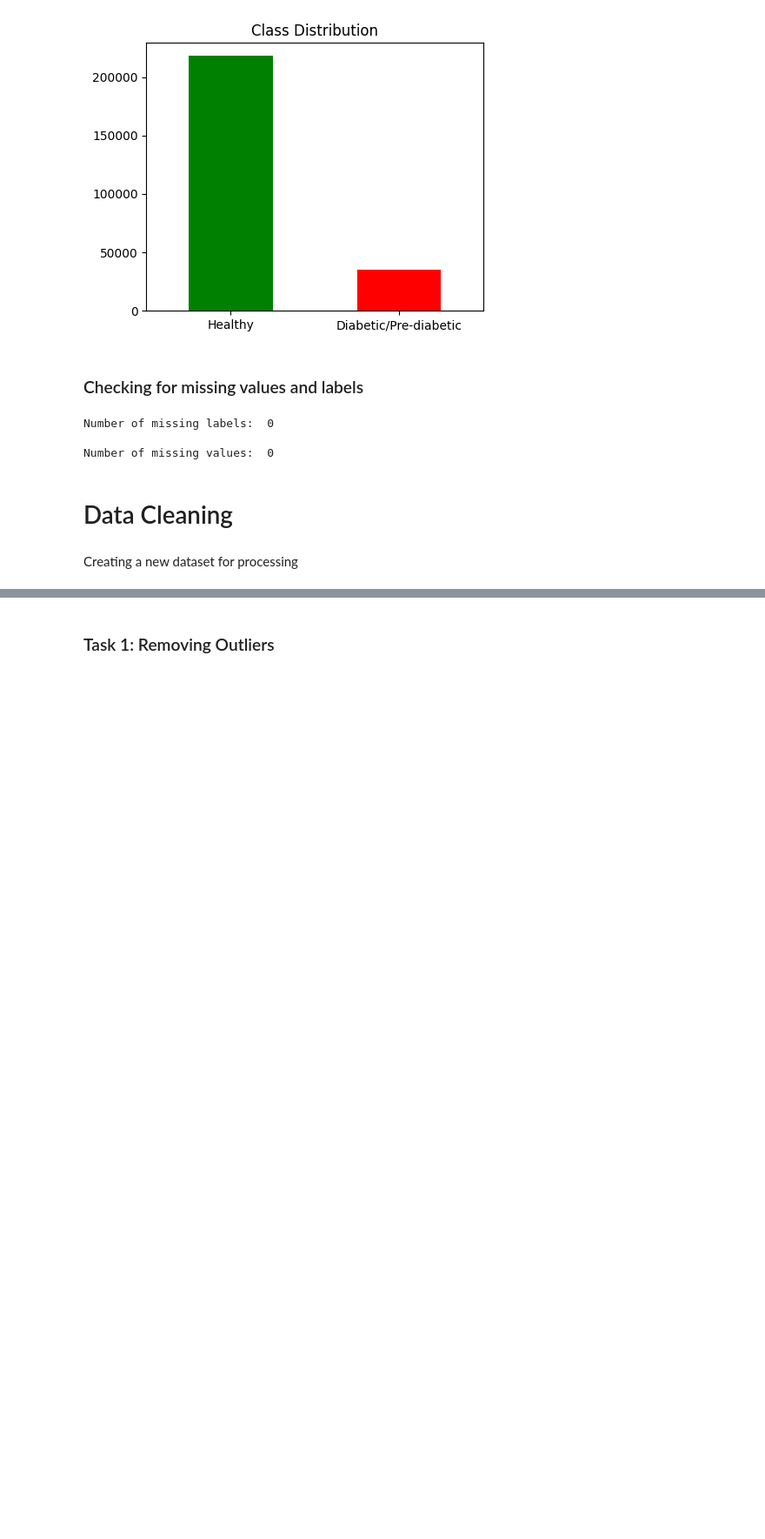
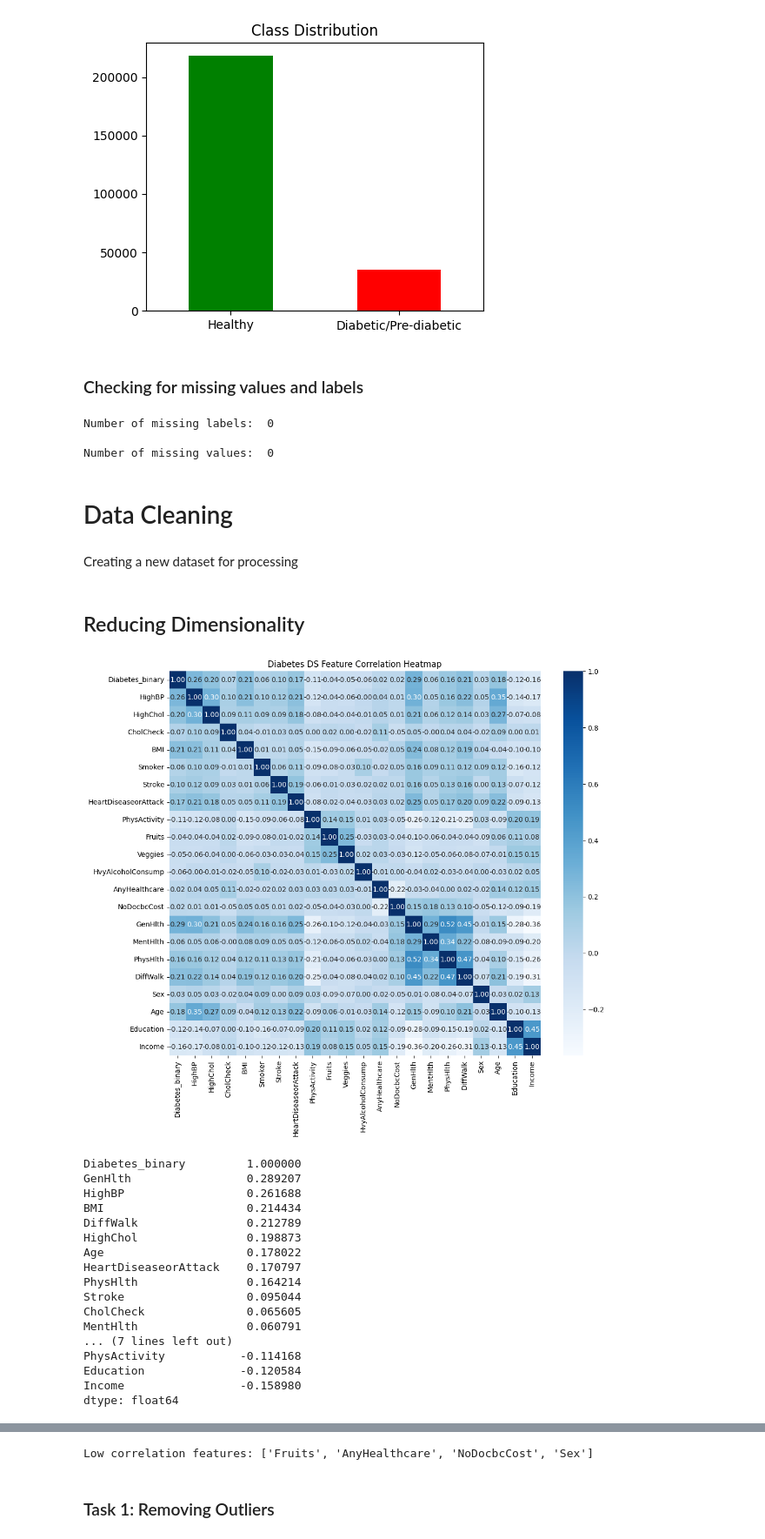
Before and after one commit to einavrobyncohen/ML-92, a Jupyter notebook: data_preprocessing.ipynb, the cells around one changed output, grey strips where cells are left out. Shown at 87% size. Saved outputs shown, nothing was run; the diff lists cells and outputs as text; code cells hidden in the pictures; blank space fills up the shorter version.

Commit message:
correlation features-classes

```diff
--- a/data_preprocessing.ipynb
+++ b/data_preprocessing.ipynb
@@ -75,3 +75,43 @@ diabetes_binary_ds_copy = diabetes_binary_ds.copy()
 diabetes_binary_ds_copy.to_csv('processed_diabetes_binary.csv', index=False)
 
 diabetes_processed = pd.read_csv('processed_diabetes_binary.csv')
+# %% [markdown]
+<h2>Reducing Dimensionality</h2>
+# %%
+corr_matrix = diabetes_processed.corr()
+plt.figure(figsize=(12,10))
+sns.heatmap(corr_matrix, annot=True, fmt=".2f", cmap="Blues")
+plt.title("Diabetes DS Feature Correlation Heatmap")
+plt.show()
+
+corr_target = diabetes_processed.corrwith(diabetes_processed['Diabetes_binary']).sort_values(ascending=False)
+print(corr_target)
+
+plt.figure(figsize=(10,6))
+corr_target.drop('Diabetes_binary').plot(kind='bar', color='deepskyblue')
+plt.title('Correlation of Features with Target Classes')
+plt.grid(True)
+plt.show()
+
+# Identify low correlation features with the target
+low_corr_features = corr_matrix['Diabetes_binary'][abs(corr_matrix['Diabetes_binary']) < 0.05].index.tolist()
+print(f"Low correlation features: {low_corr_features}")
+# %% [output]
+[figure, added]
+Diabetes_binary         1.000000
+GenHlth                 0.289207
+HighBP                  0.261688
+BMI                     0.214434
+DiffWalk                0.212789
+HighChol                0.198873
+Age                     0.178022
+HeartDiseaseorAttack    0.170797
+PhysHlth                0.164214
+Stroke                  0.095044
+CholCheck               0.065605
+MentHlth                0.060791
+... (7 lines left out)
+PhysActivity           -0.114168
+Education              -0.120584
+Income                 -0.158980
+dtype: float64
@@ -78,3 +119,4 @@ diabetes_processed = pd.read_csv('processed_diabetes_binary.csv')
+Low correlation features: ['Fruits', 'AnyHealthcare', 'NoDocbcCost', 'Sex']
 # %% [markdown]
 <h3>Task 1: Removing Outliers</h3>
 # %%
```
Also changed, not shown: parts of 2 cells of this notebook, 1 other file.
